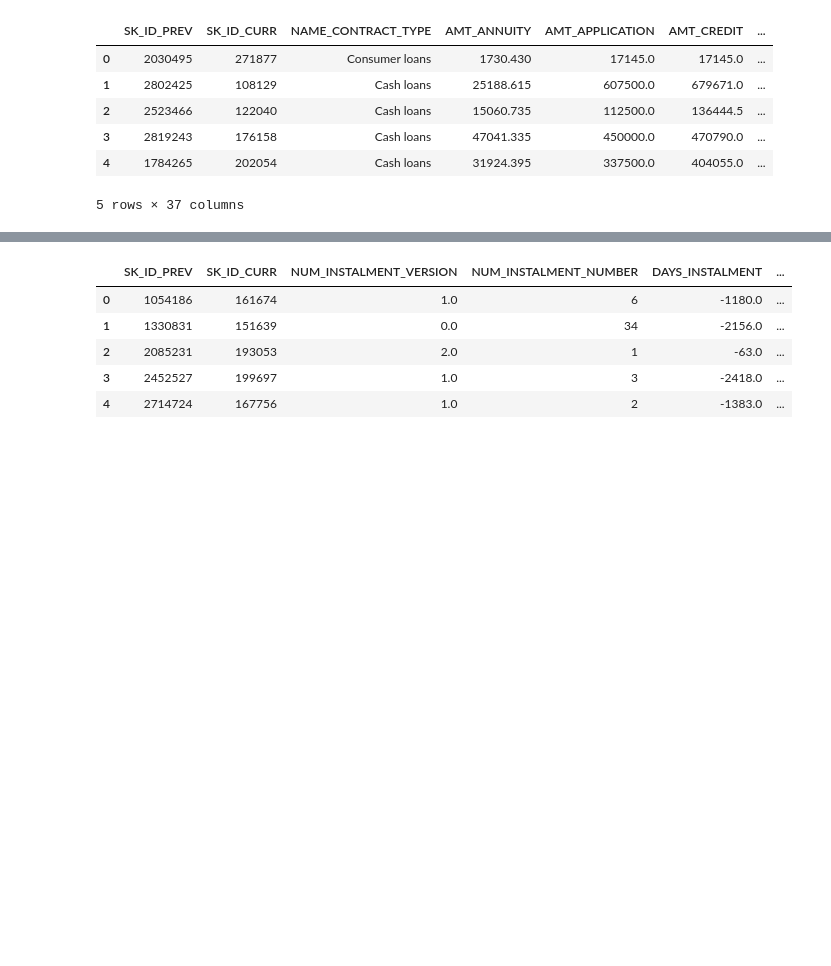
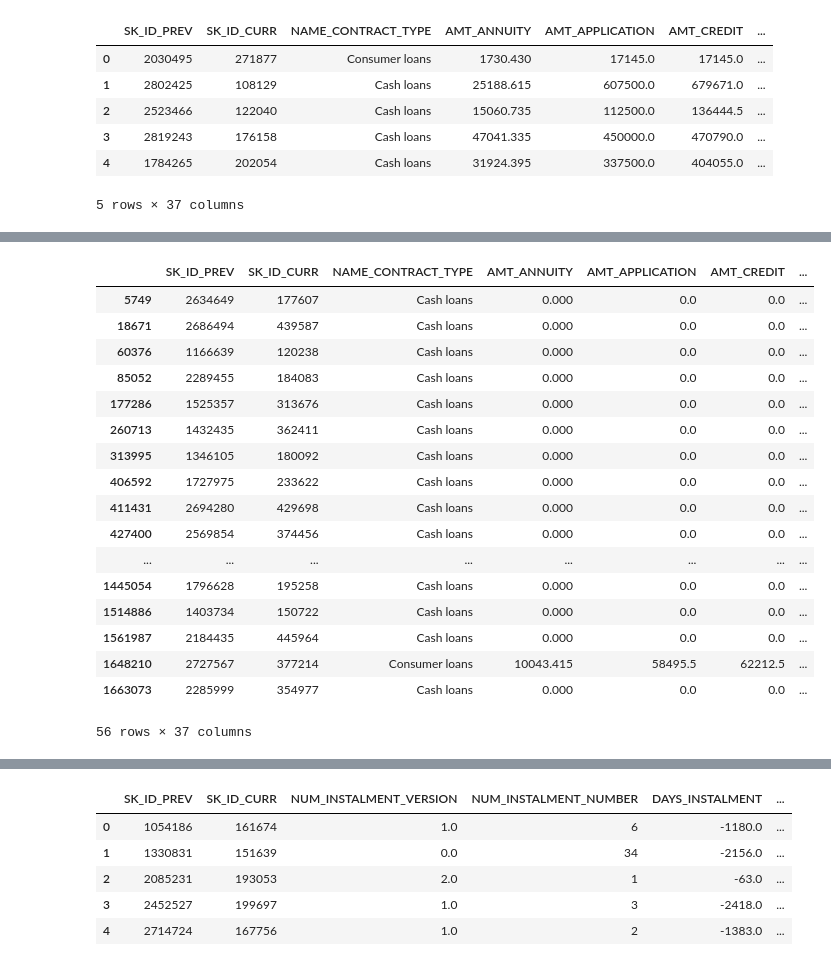
Before and after one commit to Antonio-Avila/Home-Credit-Default, a Jupyter notebook: Previous_Apps.ipynb, the cells around one changed output, grey strips where cells are left out. Drawn from its saved outputs; the diff is of its cells as text; code cells hidden in the pictures; blank space fills up the shorter version.

```diff
--- a/Previous_Apps.ipynb
+++ b/Previous_Apps.ipynb
@@ -247,0 +274,21 @@ sns.histplot(app_train.AMT_CREDIT, color = "blue", stat = "probability", bins =
+# %%
+prev_app[ (pmts.interest_paid <= 0) & (prev_app.CNT_PAYMENT > 0)]
+# %% [output]
+|  | SK_ID_PREV | SK_ID_CURR | NAME_CONTRACT_TYPE | AMT_ANNUITY | AMT_APPLICATION | AMT_CREDIT | ... |
+| 5749 | 2634649 | 177607 | Cash loans | 0.000 | 0.0 | 0.0 | ... |
+| 18671 | 2686494 | 439587 | Cash loans | 0.000 | 0.0 | 0.0 | ... |
+| 60376 | 1166639 | 120238 | Cash loans | 0.000 | 0.0 | 0.0 | ... |
+| 85052 | 2289455 | 184083 | Cash loans | 0.000 | 0.0 | 0.0 | ... |
+| 177286 | 1525357 | 313676 | Cash loans | 0.000 | 0.0 | 0.0 | ... |
+| 260713 | 1432435 | 362411 | Cash loans | 0.000 | 0.0 | 0.0 | ... |
+| 313995 | 1346105 | 180092 | Cash loans | 0.000 | 0.0 | 0.0 | ... |
+| 406592 | 1727975 | 233622 | Cash loans | 0.000 | 0.0 | 0.0 | ... |
+| 411431 | 2694280 | 429698 | Cash loans | 0.000 | 0.0 | 0.0 | ... |
+| 427400 | 2569854 | 374456 | Cash loans | 0.000 | 0.0 | 0.0 | ... |
+| ... | ... | ... | ... | ... | ... | ... | ... |
+| 1445054 | 1796628 | 195258 | Cash loans | 0.000 | 0.0 | 0.0 | ... |
+| 1514886 | 1403734 | 150722 | Cash loans | 0.000 | 0.0 | 0.0 | ... |
+| 1561987 | 2184435 | 445964 | Cash loans | 0.000 | 0.0 | 0.0 | ... |
+| 1648210 | 2727567 | 377214 | Consumer loans | 10043.415 | 58495.5 | 62212.5 | ... |
+| 1663073 | 2285999 | 354977 | Cash loans | 0.000 | 0.0 | 0.0 | ... |
+56 rows × 37 columns
```
Also changed, not shown: parts of 19 cells of this notebook.
